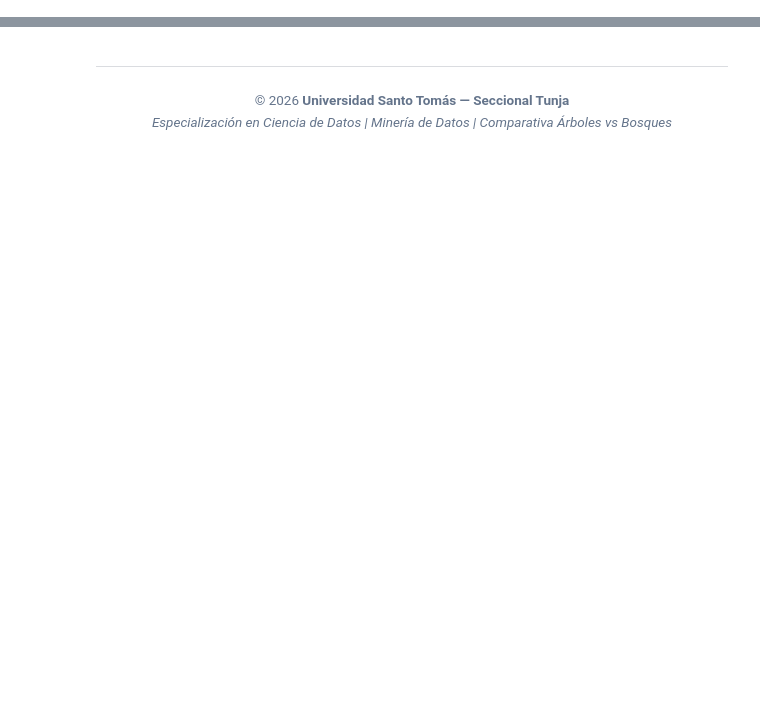
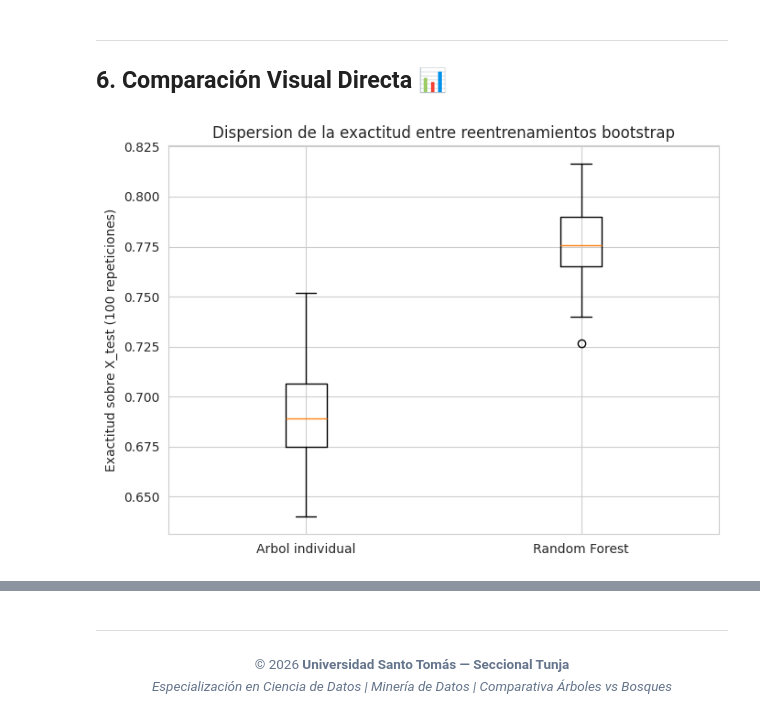
Before and after one commit to GesCienciaDatos/Data-Science-Programming---USTA-Tunja-Repository, a Jupyter notebook: Data Mining/05 - Comparacion de Arboles de Decision y Bosques Aleatorios/00_Estudio_Comparativo_Sesgo_vs_Varianza.ipynb, the cells around one changed output, grey strips where cells are left out. Cells and saved outputs as stored; diff of their text form; code cells hidden in the pictures; blank space fills up the shorter version.

```diff
--- a/Data Mining/05 - Comparacion de Arboles de Decision y Bosques Aleatorios/00_Estudio_Comparativo_Sesgo_vs_Varianza.ipynb
+++ b/Data Mining/05 - Comparacion de Arboles de Decision y Bosques Aleatorios/00_Estudio_Comparativo_Sesgo_vs_Varianza.ipynb
@@ -52,0 +154,15 @@ print(f"Exactitud Random Forest     -> Train: {rf.score(X_tr, y_tr)*100:.1f}% |
+# %%
+N_REPS = 100
+
+def simular(build_model, X_train, y_train, X_test, y_test, n_reps=N_REPS):
+    accs = []
+    probas = np.zeros((n_reps, len(X_test)))
+    for i in range(n_reps):
+        Xb, yb = resample(X_train, y_train, replace=True, n_samples=len(X_train), random_state=i)
+        modelo = build_model()
+        modelo.fit(Xb, yb)
+        accs.append(accuracy_score(y_test, modelo.predict(X_test)))
+        probas[i] = modelo.predict_proba(X_test)[:, 1]
+    return np.array(accs), probas
+
+print(f"Funcion de simulacion lista. Se ejecutaran {N_REPS} repeticiones por modelo.")
@@ -52,0 +176,9 @@ print(f"Exactitud Random Forest     -> Train: {rf.score(X_tr, y_tr)*100:.1f}% |
+# %%
+accs_tree, probas_tree = simular(
+    lambda: DecisionTreeClassifier(random_state=0), X_train, y_train, X_test, y_test
+)
+
+print(f"Arbol individual, {N_REPS} reentrenamientos sobre muestras bootstrap distintas:")
+print(f"  Exactitud media : {accs_tree.mean():.4f}")
+print(f"  Desviacion std  : {accs_tree.std():.4f}")
+print(f"  Minimo / Maximo : {accs_tree.min():.4f} / {accs_tree.max():.4f}")
@@ -52,0 +197,12 @@ print(f"Exactitud Random Forest     -> Train: {rf.score(X_tr, y_tr)*100:.1f}% |
+# %%
+accs_rf, probas_rf = simular(
+    lambda: RandomForestClassifier(n_estimators=100, random_state=0, n_jobs=-1),
+    X_train, y_train, X_test, y_test
+)
+
+print(f"Random Forest, {N_REPS} reentrenamientos sobre muestras bootstrap distintas:")
+print(f"  Exactitud media : {accs_rf.mean():.4f}")
+print(f"  Desviacion std  : {accs_rf.std():.4f}")
+print(f"  Minimo / Maximo : {accs_rf.min():.4f} / {accs_rf.max():.4f}")
+print()
+print(f"Razon de desviaciones estandar (Arbol / Random Forest): {accs_tree.std() / accs_rf.std():.4f}")
@@ -52,0 +218,12 @@ print(f"Exactitud Random Forest     -> Train: {rf.score(X_tr, y_tr)*100:.1f}% |
+# %% [markdown]
+---
+## 6. Comparación Visual Directa 📊
+# %%
+fig, ax = plt.subplots(figsize=(7, 5))
+ax.boxplot([accs_tree, accs_rf], tick_labels=["Arbol individual", "Random Forest"])
+ax.set_ylabel("Exactitud sobre X_test (100 repeticiones)")
+ax.set_title("Dispersion de la exactitud entre reentrenamientos bootstrap")
+plt.tight_layout()
+plt.show()
+# %% [output]
+[figure, added]
```
Also changed, not shown: parts of 27 cells of this notebook, 44 other files.
